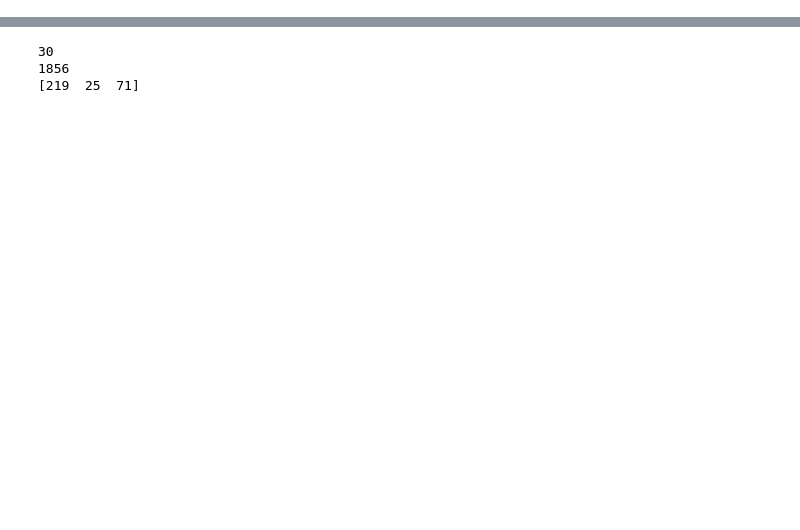
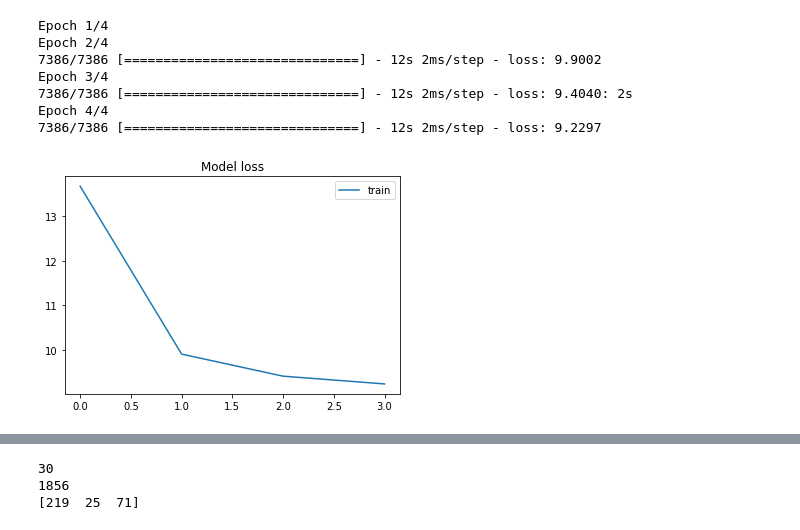
Before and after one commit to yanismiraoui/M4R-Project-Notebooks, a Jupyter notebook: comparison_tcrdist.ipynb, the cells around one changed output, grey strips where cells are left out. Drawn from its saved outputs; the diff is of its cells as text; code cells hidden in the pictures; blank space fills up the shorter version.

```diff
--- a/comparison_tcrdist.ipynb
+++ b/comparison_tcrdist.ipynb
@@ -14,6 +14,20 @@ data = [np.stack(col.values) for _, col in data.items()]
 #X_train_v_gene = tf.constant(df["v_gene"].to_numpy())
 #X_train_j_gene = tf.constant(df["j_gene"].to_numpy())
 X_train = data
+# %%
+params = {  "n_inputs" : 20,
+            "epochs": 4,
+            "batch_size": 32,}
+model_simple, encoder_simple = train_model_basic(df, X_train, params)
+# %% [output]
+Epoch 1/4
+Epoch 2/4
+7386/7386 [==============================] - 12s 2ms/step - loss: 9.9002
+Epoch 3/4
+7386/7386 [==============================] - 12s 2ms/step - loss: 9.4040: 2s
+Epoch 4/4
+7386/7386 [==============================] - 12s 2ms/step - loss: 9.2297
+[figure, added]
 # %%
 params = {
             "latent_dim": 20,
```
Also changed, not shown: parts of 10 cells of this notebook, 5 other files.
